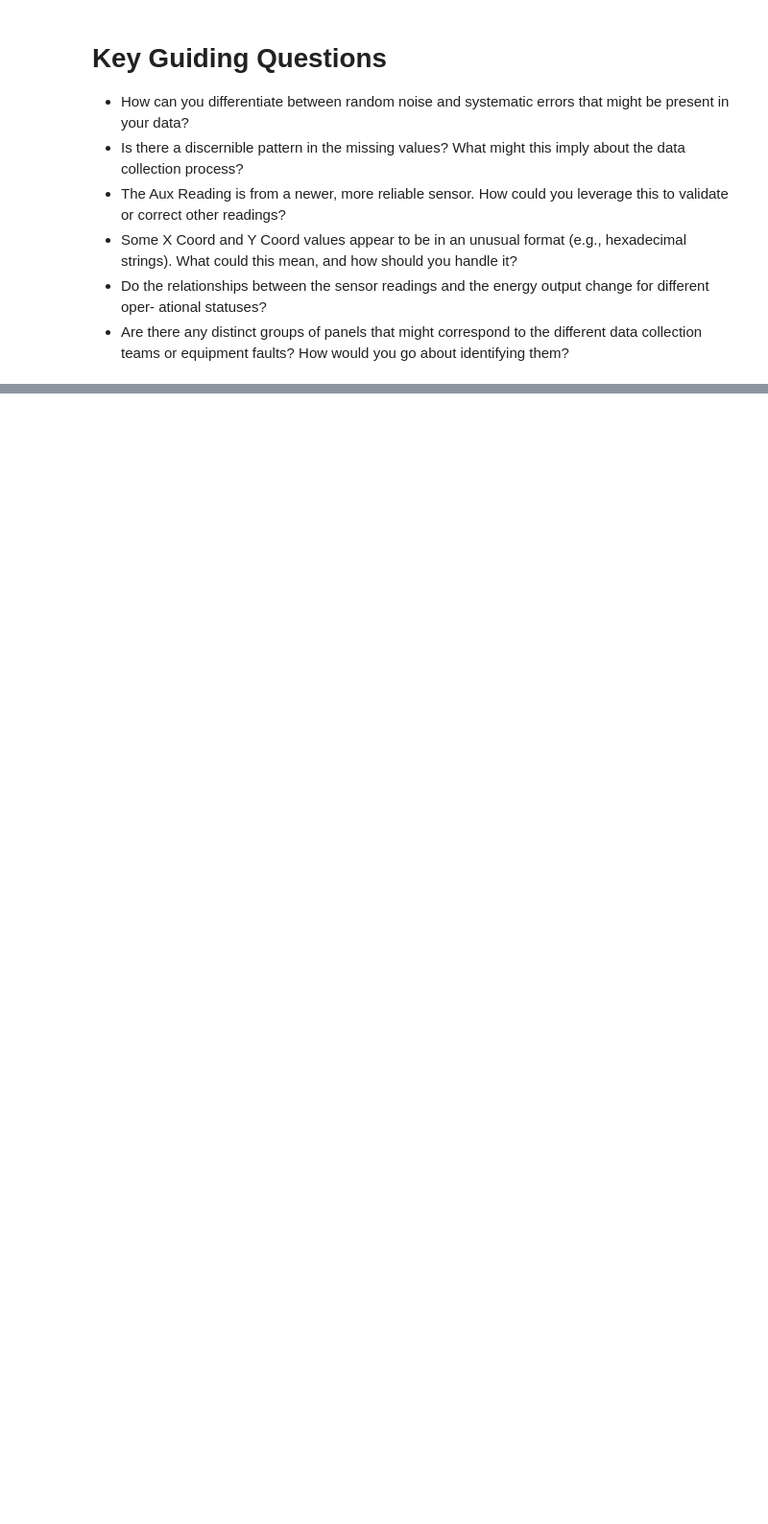
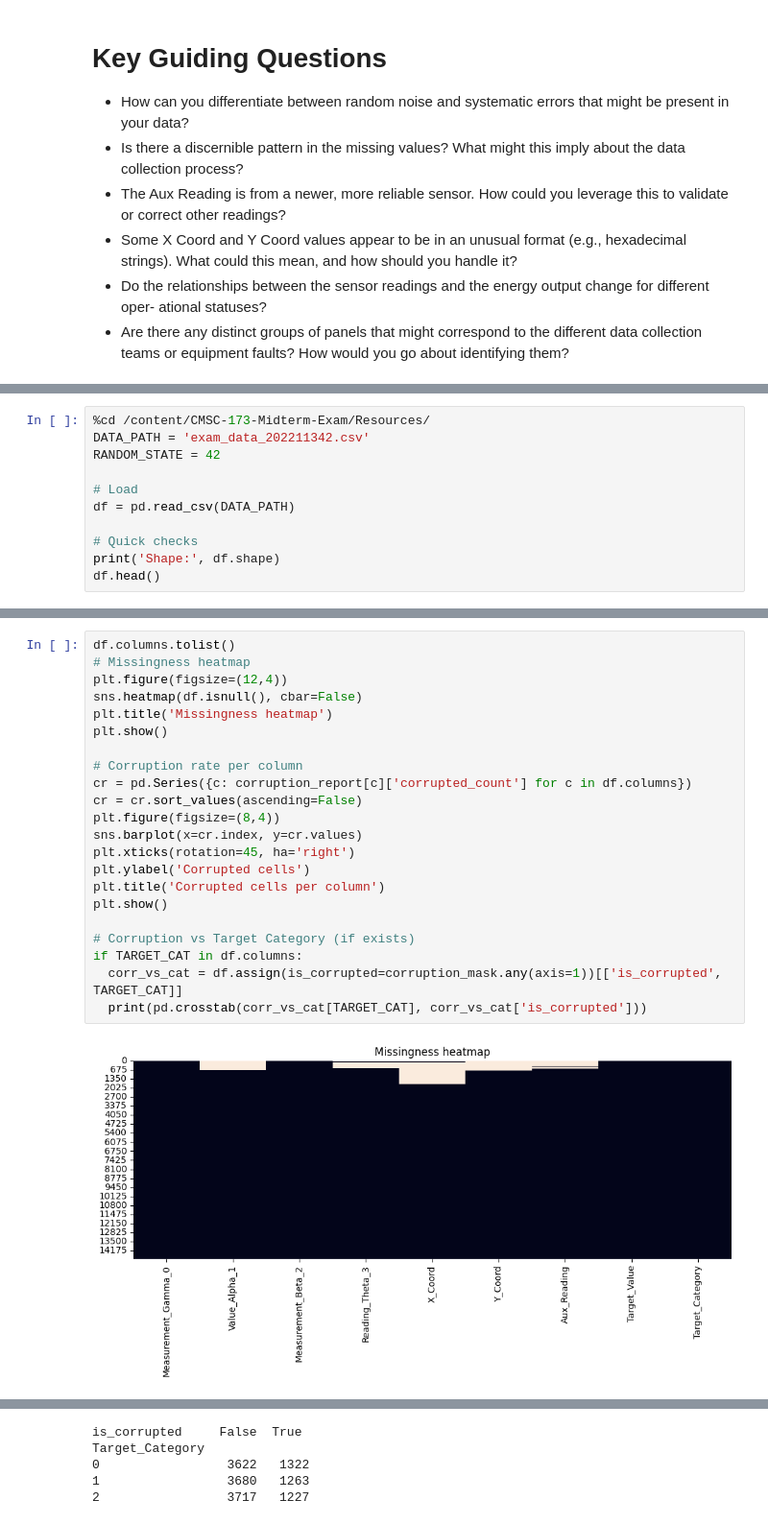
Before and after one commit to TiredCat388/CMSC-173-Midterm-Exam, a Jupyter notebook: CMSC_173_Midterm_Exam.ipynb, the cells around one changed output, grey strips where cells are left out. Shown: that part at 96% size. Cells and saved outputs as stored; diff of their text form; blank space fills up the shorter version.

```diff
--- a/CMSC_173_Midterm_Exam.ipynb
+++ b/CMSC_173_Midterm_Exam.ipynb
@@ -39,0 +85,11 @@ or equipment faults? How would you go about identifying them?
+# %%
+%cd /content/CMSC-173-Midterm-Exam/Resources/
+DATA_PATH = 'exam_data_202211342.csv'
+RANDOM_STATE = 42
+
+# Load
+df = pd.read_csv(DATA_PATH)
+
+# Quick checks
+print('Shape:', df.shape)
+df.head()
@@ -39,0 +234,24 @@ or equipment faults? How would you go about identifying them?
+# %%
+df.columns.tolist()
+# Missingness heatmap
+plt.figure(figsize=(12,4))
+sns.heatmap(df.isnull(), cbar=False)
+plt.title('Missingness heatmap')
+plt.show()
+
+# Corruption rate per column
+cr = pd.Series({c: corruption_report[c]['corrupted_count'] for c in df.columns})
+cr = cr.sort_values(ascending=False)
+plt.figure(figsize=(8,4))
+sns.barplot(x=cr.index, y=cr.values)
+plt.xticks(rotation=45, ha='right')
+plt.ylabel('Corrupted cells')
+plt.title('Corrupted cells per column')
+plt.show()
+
+# Corruption vs Target Category (if exists)
+if TARGET_CAT in df.columns:
+  corr_vs_cat = df.assign(is_corrupted=corruption_mask.any(axis=1))[['is_corrupted', TARGET_CAT]]
+  print(pd.crosstab(corr_vs_cat[TARGET_CAT], corr_vs_cat['is_corrupted']))
+# %% [output]
+[figure, added]
@@ -39,0 +259,5 @@ or equipment faults? How would you go about identifying them?
+is_corrupted     False  True
+Target_Category
+0                 3622   1322
+1                 3680   1263
+2                 3717   1227
```
Also changed, not shown: parts of 38 cells of this notebook.
